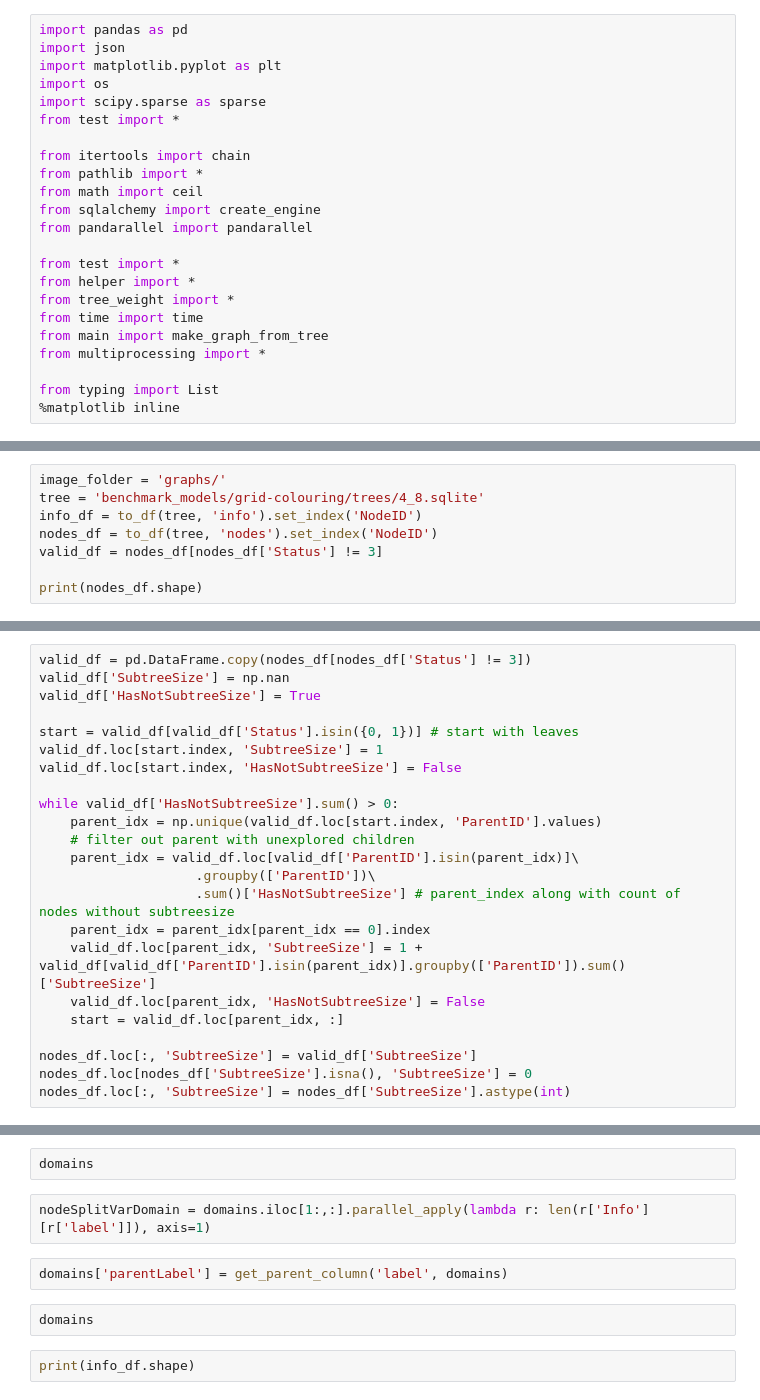
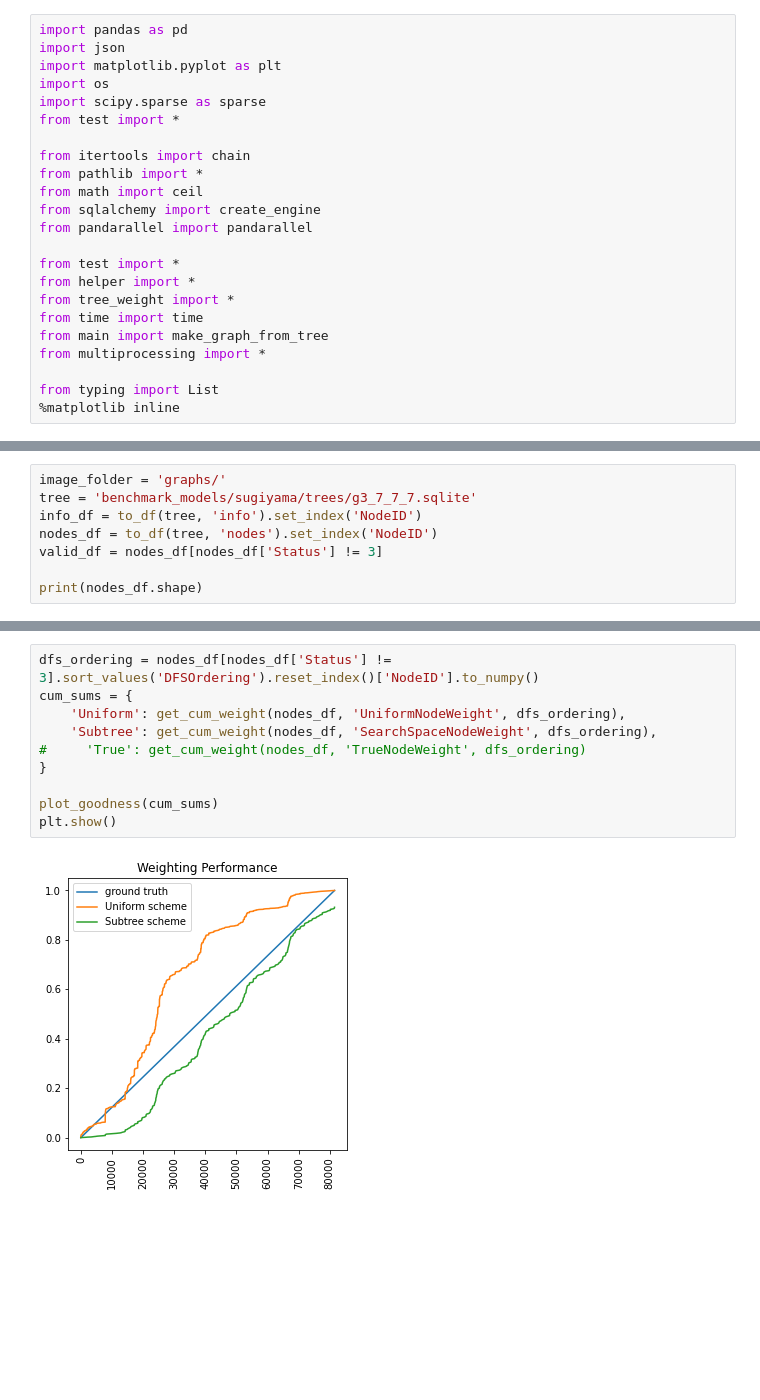
Before and after one commit to LongDangHoang/CPProgressEstimation, a Jupyter notebook: testground.ipynb, the cells around one changed output, grey strips where cells are left out. Drawn from its saved outputs; the diff is of its cells as text; blank space fills up the shorter version.

```diff
--- a/testground.ipynb
+++ b/testground.ipynb
@@ -26,6 +29,6 @@ pandarallel.initialize(nb_workers=cpu_count() - 1)
 # %%
 image_folder = 'graphs/'
-tree = 'benchmark_models/grid-colouring/trees/4_8.sqlite'
+tree = 'benchmark_models/sugiyama/trees/g3_7_7_7.sqlite'
 info_df = to_df(tree, 'info').set_index('NodeID')
 nodes_df = to_df(tree, 'nodes').set_index('NodeID')
 valid_df = nodes_df[nodes_df['Status'] != 3]
@@ -74,23 +38,0 @@ def calculate_subtree_size_new(nodes_df):
-# %%
-valid_df = pd.DataFrame.copy(nodes_df[nodes_df['Status'] != 3])
-valid_df['SubtreeSize'] = np.nan
-valid_df['HasNotSubtreeSize'] = True
-
-start = valid_df[valid_df['Status'].isin({0, 1})] # start with leaves
-valid_df.loc[start.index, 'SubtreeSize'] = 1
-valid_df.loc[start.index, 'HasNotSubtreeSize'] = False
-
-while valid_df['HasNotSubtreeSize'].sum() > 0:
-    parent_idx = np.unique(valid_df.loc[start.index, 'ParentID'].values)
-    # filter out parent with unexplored children
-    parent_idx = valid_df.loc[valid_df['ParentID'].isin(parent_idx)]\
-                    .groupby(['ParentID'])\
-                    .sum()['HasNotSubtreeSize'] # parent_index along with count of nodes without subtreesize
-    parent_idx = parent_idx[parent_idx == 0].index
-    valid_df.loc[parent_idx, 'SubtreeSize'] = 1 + valid_df[valid_df['ParentID'].isin(parent_idx)].groupby(['ParentID']).sum()['SubtreeSize']
-    valid_df.loc[parent_idx, 'HasNotSubtreeSize'] = False
-    start = valid_df.loc[parent_idx, :]
-
-nodes_df.loc[:, 'SubtreeSize'] = valid_df['SubtreeSize']
-nodes_df.loc[nodes_df['SubtreeSize'].isna(), 'SubtreeSize'] = 0
-nodes_df.loc[:, 'SubtreeSize'] = nodes_df['SubtreeSize'].astype(int)
@@ -126,10 +39,12 @@ weights
-# %%
-domains
-# %%
-nodeSplitVarDomain = domains.iloc[1:,:].parallel_apply(lambda r: len(r['Info'][r['label']]), axis=1)
-# %%
-domains['parentLabel'] = get_parent_column('label', domains)
-# %%
-domains
-# %%
-print(info_df.shape)
+# %%
+dfs_ordering = nodes_df[nodes_df['Status'] != 3].sort_values('DFSOrdering').reset_index()['NodeID'].to_numpy()
+cum_sums = {
+    'Uniform': get_cum_weight(nodes_df, 'UniformNodeWeight', dfs_ordering),
+    'Subtree': get_cum_weight(nodes_df, 'SearchSpaceNodeWeight', dfs_ordering),
+#     'True': get_cum_weight(nodes_df, 'TrueNodeWeight', dfs_ordering)
+}
+
+plot_goodness(cum_sums)
+plt.show()
+# %% [output]
+[figure, added]
```
Also changed, not shown: parts of 15 cells of this notebook, 5 other files.
